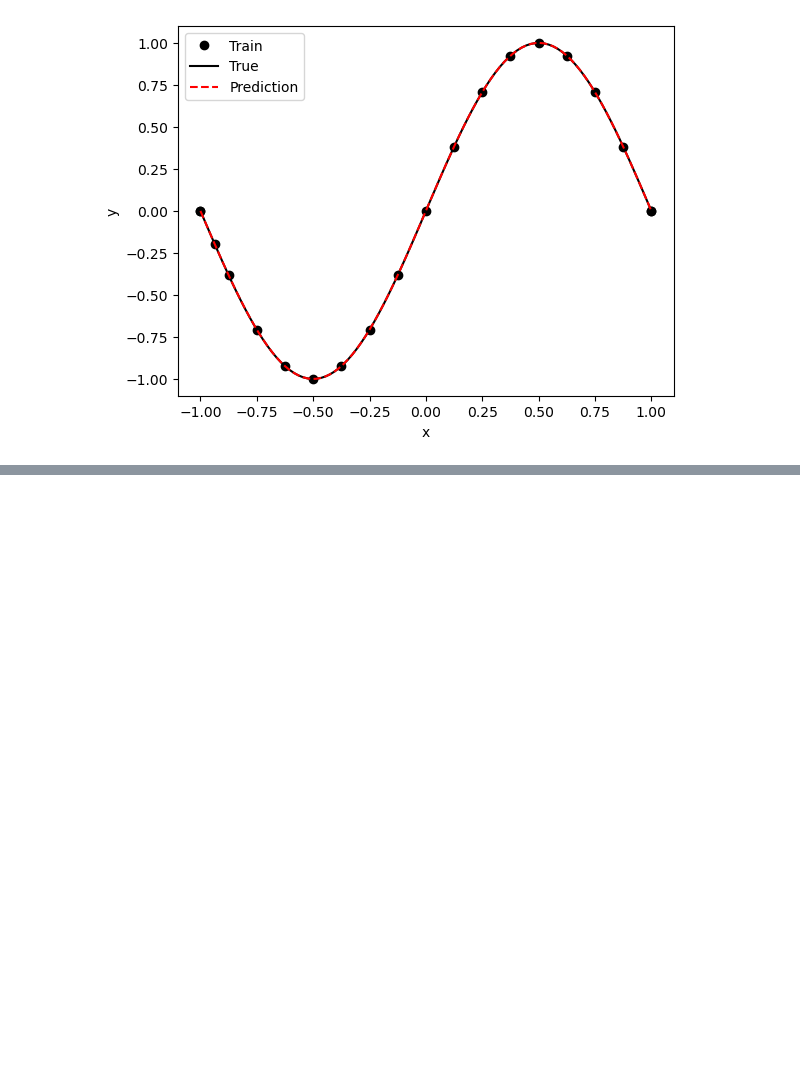
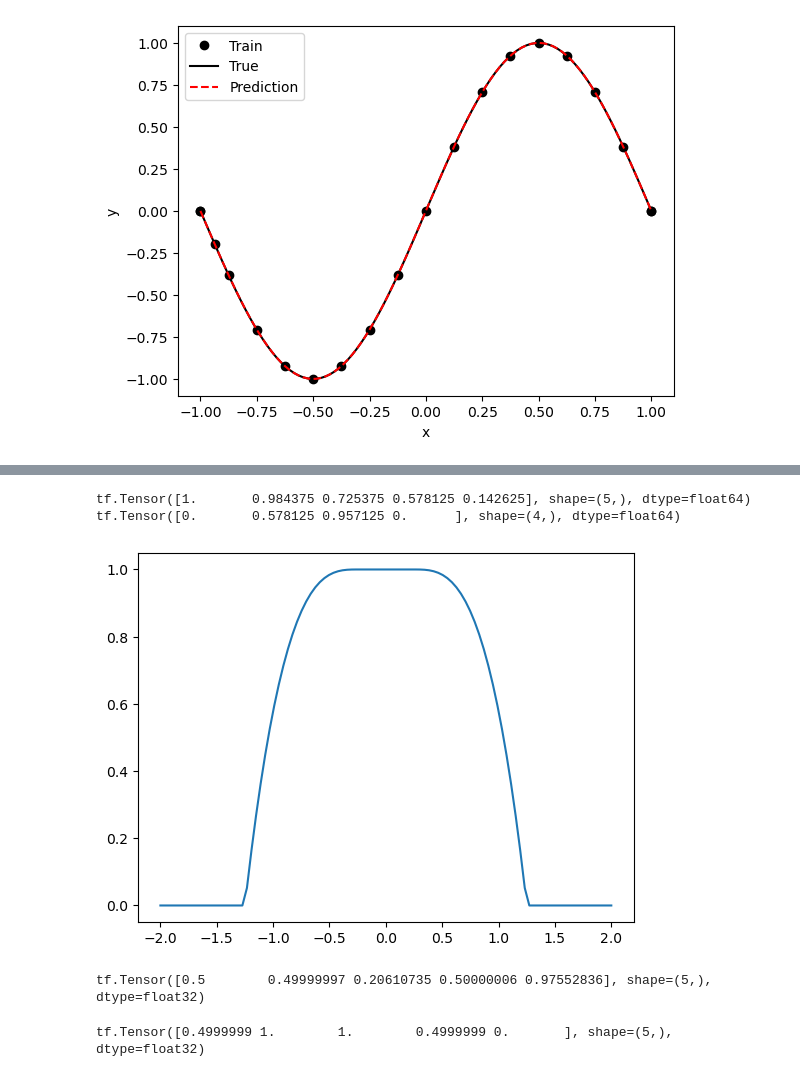
Before and after one commit to ZIB012/pacs, a Jupyter notebook: code/my_ex/Poisson_1D_finale.ipynb, the cells around one changed output, grey strips where cells are left out. Drawn from its saved outputs; the diff is of its cells as text; code cells hidden in the pictures; blank space fills up the shorter version.

Commit message:
clip_by_value

```diff
--- a/code/my_ex/Poisson_1D_finale.ipynb
+++ b/code/my_ex/Poisson_1D_finale.ipynb
@@ -606,7 +495,0 @@ print(model.train_state.y_train)
-# %%
-x = np.array(np.linspace(-5, 5, 10))
-xt = tf.convert_to_tensor(x)
-print(xt)
-
-print(xt+0)
-print(tf.math.multiply(xt, psi(xt)))
@@ -634,0 +615,70 @@ for i in range(xt.shape[0]):
+# %%
+import tensorflow
+x = np.array([0, 0.5, 0.9, 1, 1.2], dtype='float64')
+x = tf.convert_to_tensor(x)
+pi = np.pi
+
+
+def sin1(x):
+    return (1 + tf.sin(2*pi*x))/2
+
+def sin2(x):
+    return (1 - tf.sin(2*pi*x))/2
+
+@tf.function
+def psi(x):
+    return (tf.clip_by_value(sin1(x), 0.0, 1.0)*tf.where(x<-3/4, 1.0, 0.0)*tf.where(x>-5/4, 1.0, 0.0)
+            + tf.clip_by_value(1-sin2(x), 0.0, 1.0)*tf.where(x<5/4, 1.0, 0.0)*tf.where(x>3/4, 1.0, 0.0) - 1)#*tf.where(x>-5/4, 1.0, 0.0)*tf.where(x<5/4, 1.0, 0.0)
+
+@tf.function
+def clip_value(x, a=1, b=0):
+    return tf.clip_by_value(a*x+b, 0, 1) * tf.clip_by_value(1-(a*x+b), 0, 1)
+
+@tf.function
+def psi(x, a=1, b=0):
+    return 16*(clip_value(x, a, b))**2#/(clip_value(0.5,a,b)**2)
+
+
+#print(tf.clip_by_value(sin1(x), 0, 1))
+#print(tf.clip_by_value(sin2(x), 0, 1))
+
+
+def psi1(x):
+    return tf.clip_by_value(1 + (0.25 + x)**3, 0.0, 1.0) + tf.clip_by_value(1 - (x - 0.25)**3, 0.0, 1.0) - 1
+
+def indicatrice(a,b):
+    return lambda x: psi1((2*x-b-a)/(b-a))
+
+print(psi1(x))
+
+xx = np.linspace(-2, 2, 100)
+xx = tf.convert_to_tensor(xx)
+plt.plot(xx, psi1(xx))
+
+x1 = np.array([1, 0.5, 0.4, 0.6])
+x1 = tf.convert_to_tensor(x1)
+print(indicatrice(0,0.5)(x1))
+# %% [output]
+tf.Tensor([1.       0.984375 0.725375 0.578125 0.142625], shape=(5,), dtype=float64)
+tf.Tensor([0.       0.578125 0.957125 0.      ], shape=(4,), dtype=float64)
+[figure, added]
+# %%
+print(tf.clip_by_value(sin1(x), 0, 1))
+# %% [output]
+tf.Tensor([0.5        0.49999997 0.20610735 0.50000006 0.97552836], shape=(5,), dtype=float32)
+# %%
+@tf.function
+def phi(x):
+
+    res = tf.where(x<3/4, 1.0, 0.0)*tf.where(x>-3/4, 1.0, 0.0) \
+        + (1 + tf.sin(2*pi*x))/2 * tf.where(x<-3/4, 1.0, 0.0) * tf.where(x>-5/4, 1.0, 0.0) \
+        + (1 - tf.sin(2*pi*x))/2 * tf.where(x<5/4, 1.0, 0.0) * tf.where(x>3/4, 1.0, 0.0)
+
+    return res
+
+xx = np.array([-1.0, -0.5, 0.5, 1.0, 1.5], dtype='float32')
+xx = tf.convert_to_tensor(xx)
+
+print(phi(xx))
+# %% [output]
+tf.Tensor([0.4999999 1.        1.        0.4999999 0.       ], shape=(5,), dtype=float32)
```
Also changed, not shown: parts of 8 cells of this notebook, 6 other files.
